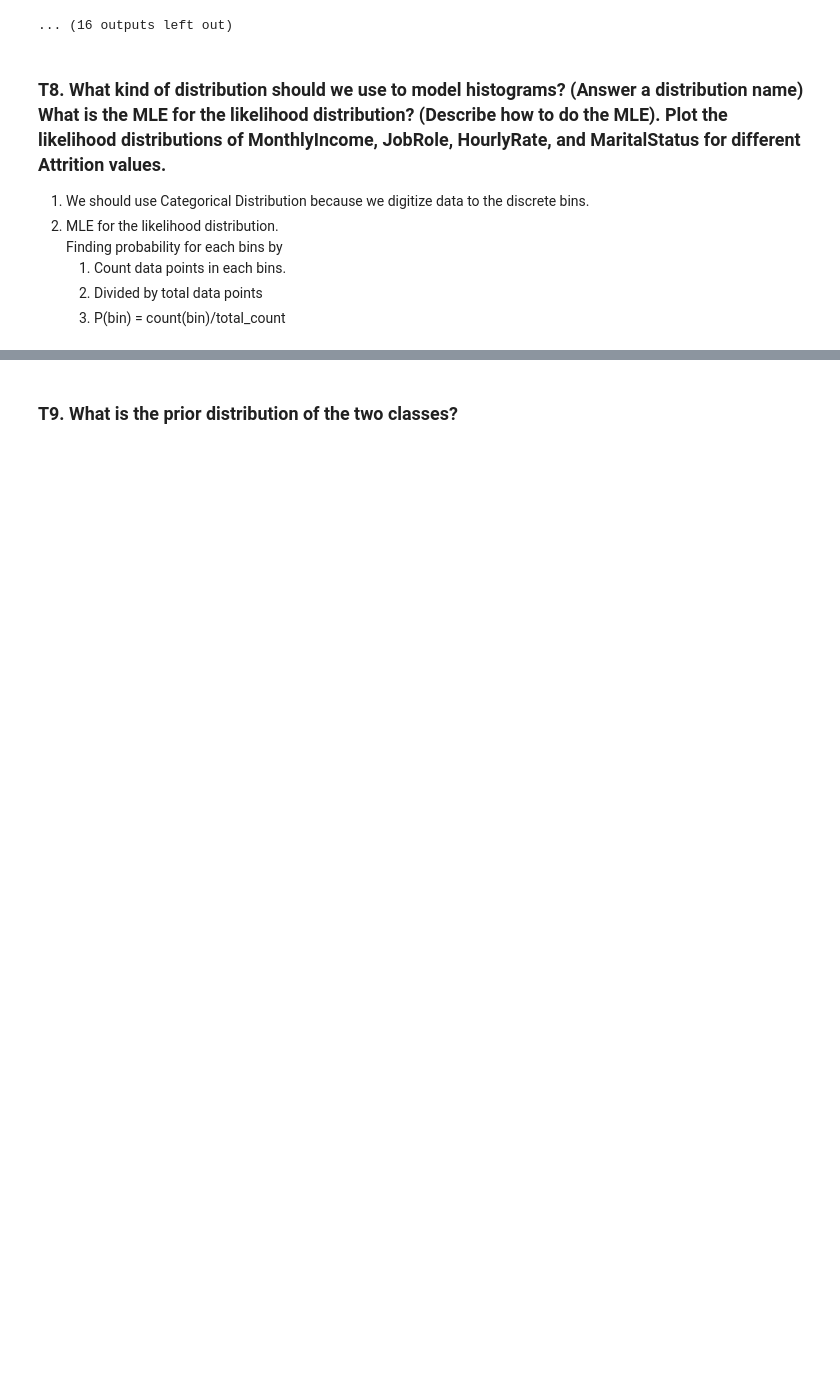
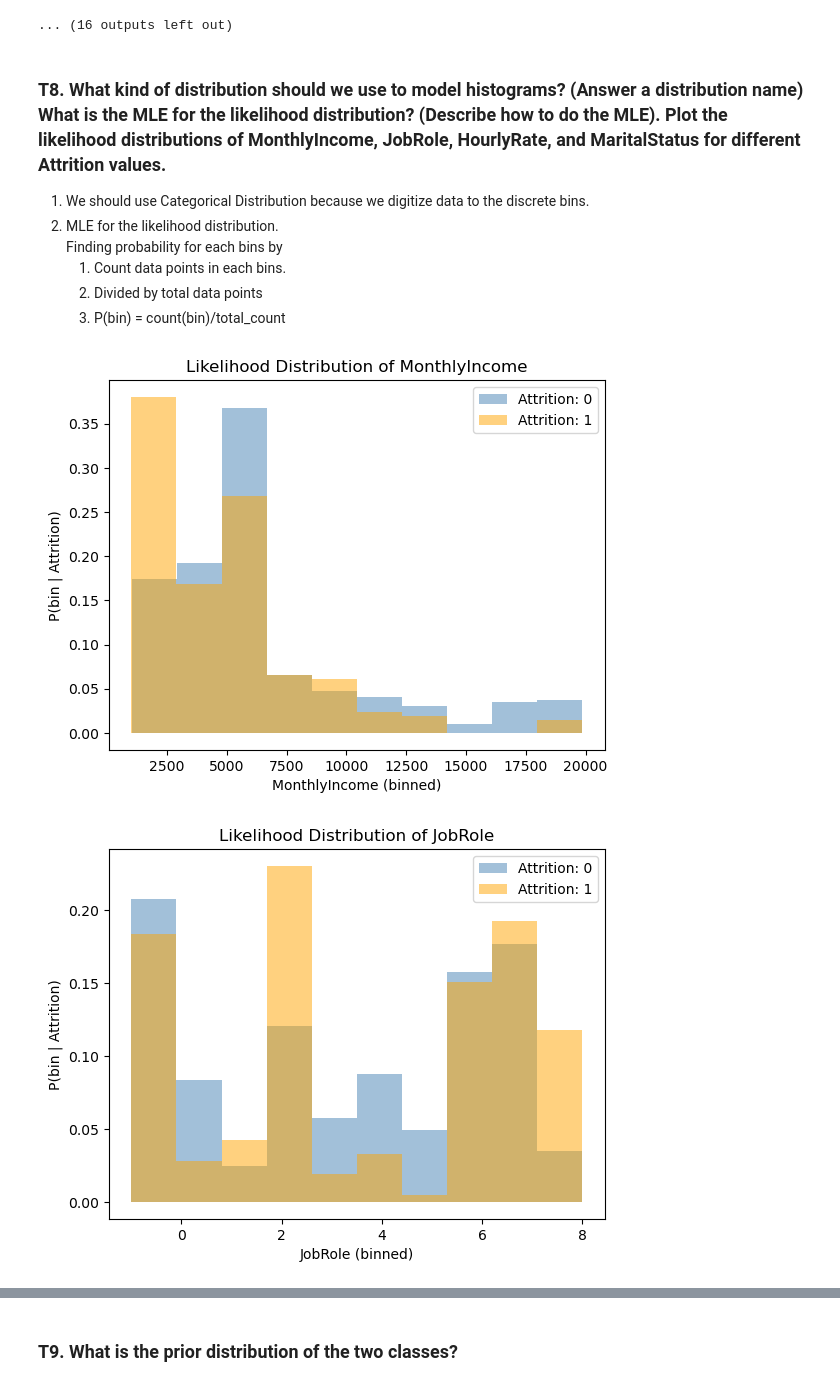
Before and after one commit to GnuBurn/PatternReg, a Jupyter notebook: Hw2/Pattern_HW2_student_2026.ipynb, the cells around one changed output, grey strips where cells are left out. Drawn from its saved outputs; the diff is of its cells as text; code cells hidden in the pictures; blank space fills up the shorter version.

```diff
--- a/Hw2/Pattern_HW2_student_2026.ipynb
+++ b/Hw2/Pattern_HW2_student_2026.ipynb
@@ -247,0 +287,26 @@ for col in ['MonthlyIncome','JobRole','HourlyRate','MaritalStatus']:
+# %%
+for col in ['MonthlyIncome','JobRole','HourlyRate','MaritalStatus']:
+    classes = df_train['Attrition'].unique()
+    colors = ['steelblue', 'orange']
+
+    for i, class_val in enumerate(classes):
+        data_class = df_train[df_train['Attrition'] == class_val][col]
+        data_class = data_class[~np.isnan(data_class)]
+        hist, bin_edge = np.histogram(data_class, bins=10)
+
+        total = hist.sum()
+        lh = hist/total
+        plt.fill_between(bin_edge.repeat(2)[1:-1],
+                         lh.repeat(2),
+                         facecolor=colors[i],
+                         alpha=0.5,
+                         label=f'Attrition: {class_val}')
+
+    plt.title(f'Likelihood Distribution of {col}')
+    plt.xlabel(f'{col} (binned)')
+    plt.ylabel('P(bin | Attrition)')
+    plt.legend()
+    plt.show()
+# %% [output]
+[figure, added]
+[figure, added]
```
Also changed, not shown: parts of 35 cells of this notebook, 5 other files.
